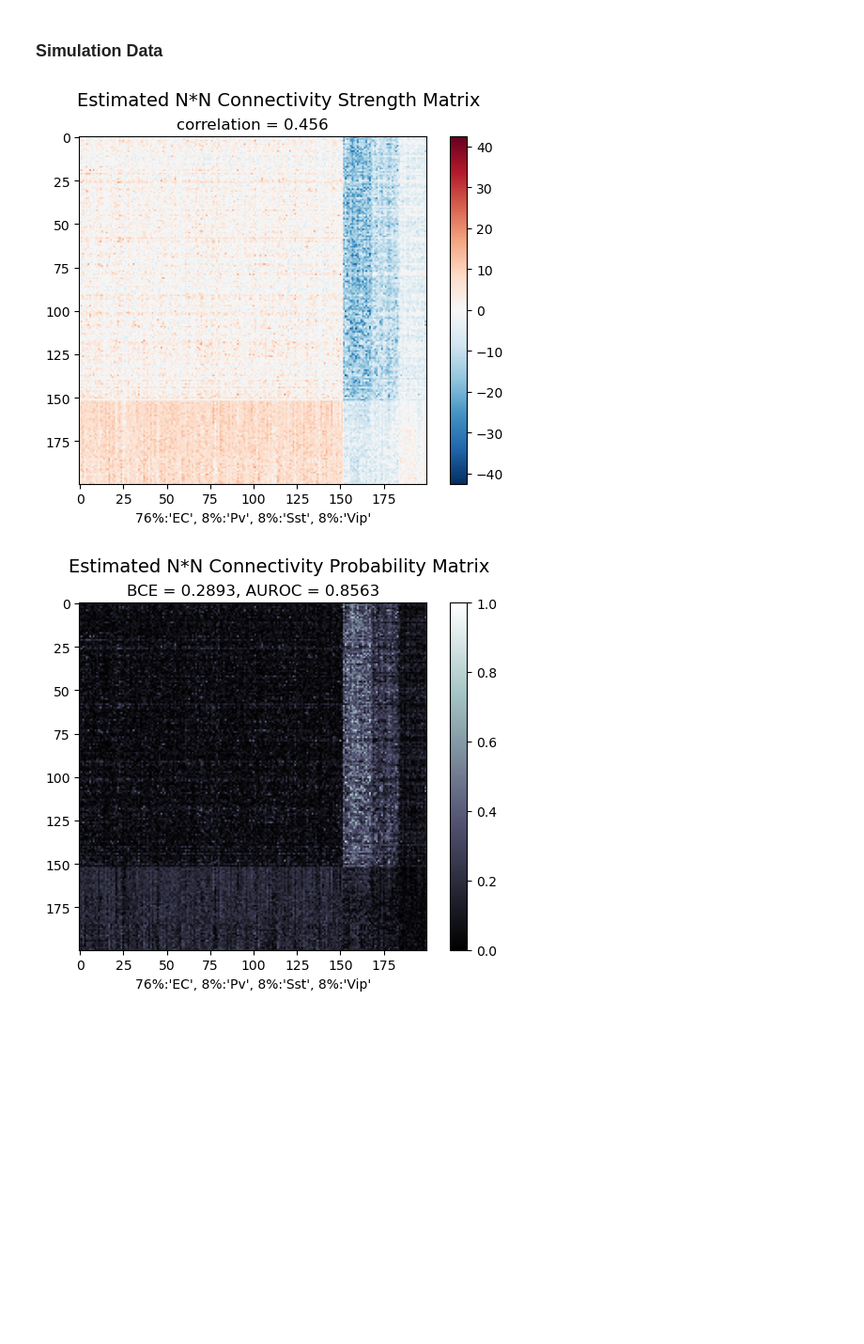
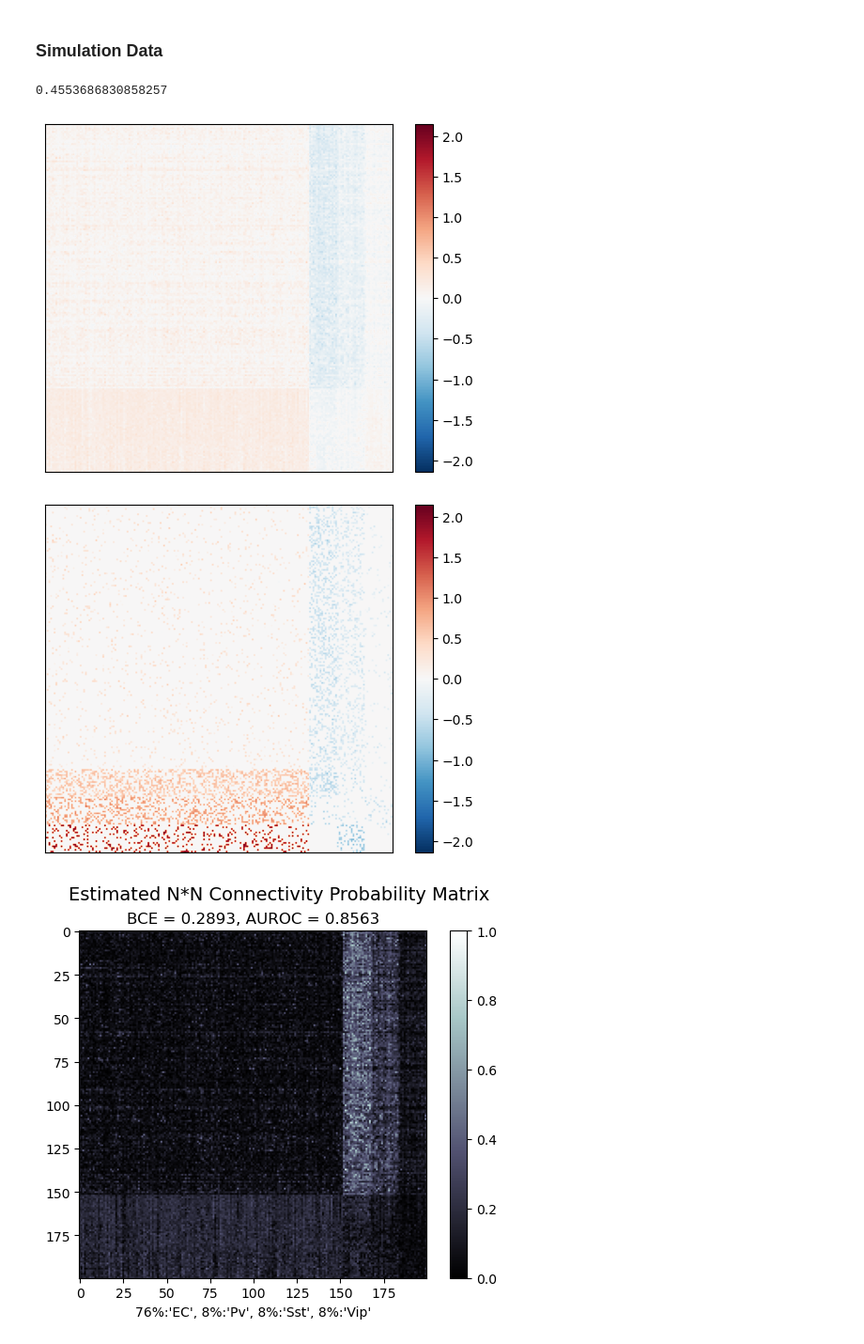
Before and after one commit to wuweizhang0723/func2graph, a Jupyter notebook: notebook/plot.ipynb, the cells around one changed output. Shown at 94% size. Cells and saved outputs as stored; diff of their text form; code cells hidden in the pictures; blank space fills up the shorter version.

```diff
--- a/notebook/plot.ipynb
+++ b/notebook/plot.ipynb
@@ -57,18 +58,53 @@ cutoff_matrix[0, 3] = 3/62
 cutoff_matrix[1, 3] = 1/54
 cutoff_matrix[2, 3] = 12/87
 cutoff_matrix[3, 3] = 2/209
+# %%
+neuron_num = 200   #####################
+total_time = 30000
+
+data_random_seed=42 ######################
+
+weight_type="cell_type"
+
+simulator = data.data_simulator(
+    neuron_num=neuron_num,
+    total_time=total_time,
+    data_random_seed=data_random_seed,
+    weight_type=weight_type,
+)
+
+nn_strength_GT = simulator.W_ij
+nn_strength_GT = nn_strength_GT.numpy()
 # %%
 nn_strength_W = np.load('../output/11_13_sim_data/Attention_Autoencoder_wuwei_200_0.001_0.3_2_5_1.0_1.0_30000_42_cell_type_200_prediction_1_42_32_128_128_0_1_1_200_64_0_5e-05_lookup_table_spatial_temporal_1_none_cycle_0.0/Estimated_W_42.npy')
 
-max_abs = np.max(np.abs(nn_strength_W))
-plt.imshow(-1*nn_strength_W, cmap='RdBu_r', vmin=-max_abs, vmax=max_abs)
+reg = LinearRegression().fit(nn_strength_W.reshape(-1, 1), nn_strength_GT.reshape(-1, 1))
+nn_strength_W = reg.predict(nn_strength_W.reshape(-1, 1))
+nn_strength_W = nn_strength_W.reshape((neuron_num, neuron_num))
+
+corr = stats.pearsonr(nn_strength_GT.reshape(-1), nn_strength_W.reshape(-1))[0]
+print(corr)
+
+max_abs = np.max(np.abs(nn_strength_GT))
+plt.imshow(nn_strength_W, cmap='RdBu_r', vmin=-max_abs, vmax=max_abs)
 plt.colorbar()
-plt.xlabel("76%:'EC', 8%:'Pv', 8%:'Sst', 8%:'Vip'")
-plt.suptitle("Estimated N*N Connectivity Strength Matrix", fontsize=14)
-plt.title("correlation = 0.456")
+# plt.xlabel("76%:'EC', 8%:'Pv', 8%:'Sst', 8%:'Vip'")
+# plt.suptitle("Estimated N*N Connectivity Strength Matrix", fontsize=14)
+# plt.title("correlation = 0.456")
+plt.xticks([])
+plt.yticks([])
 plt.show()
+
+max_abs = np.max(np.abs(nn_strength_GT))
+plt.imshow(nn_strength_GT, cmap='RdBu_r', vmin=-max_abs, vmax=max_abs)
+plt.colorbar()
+plt.xticks([])
+plt.yticks([])
+plt.show()
 # %% [output]
+0.4553686830858257
-[figure, old version]
+[figure, new version]
+[figure, added]
 # %%
 nn_prob_W = np.abs(nn_strength_W)
 nn_prob_W = (nn_prob_W - np.min(nn_prob_W)) / (np.max(nn_prob_W) - np.min(nn_prob_W))
```
Also changed, not shown: parts of 4 cells of this notebook, 13 other files.
